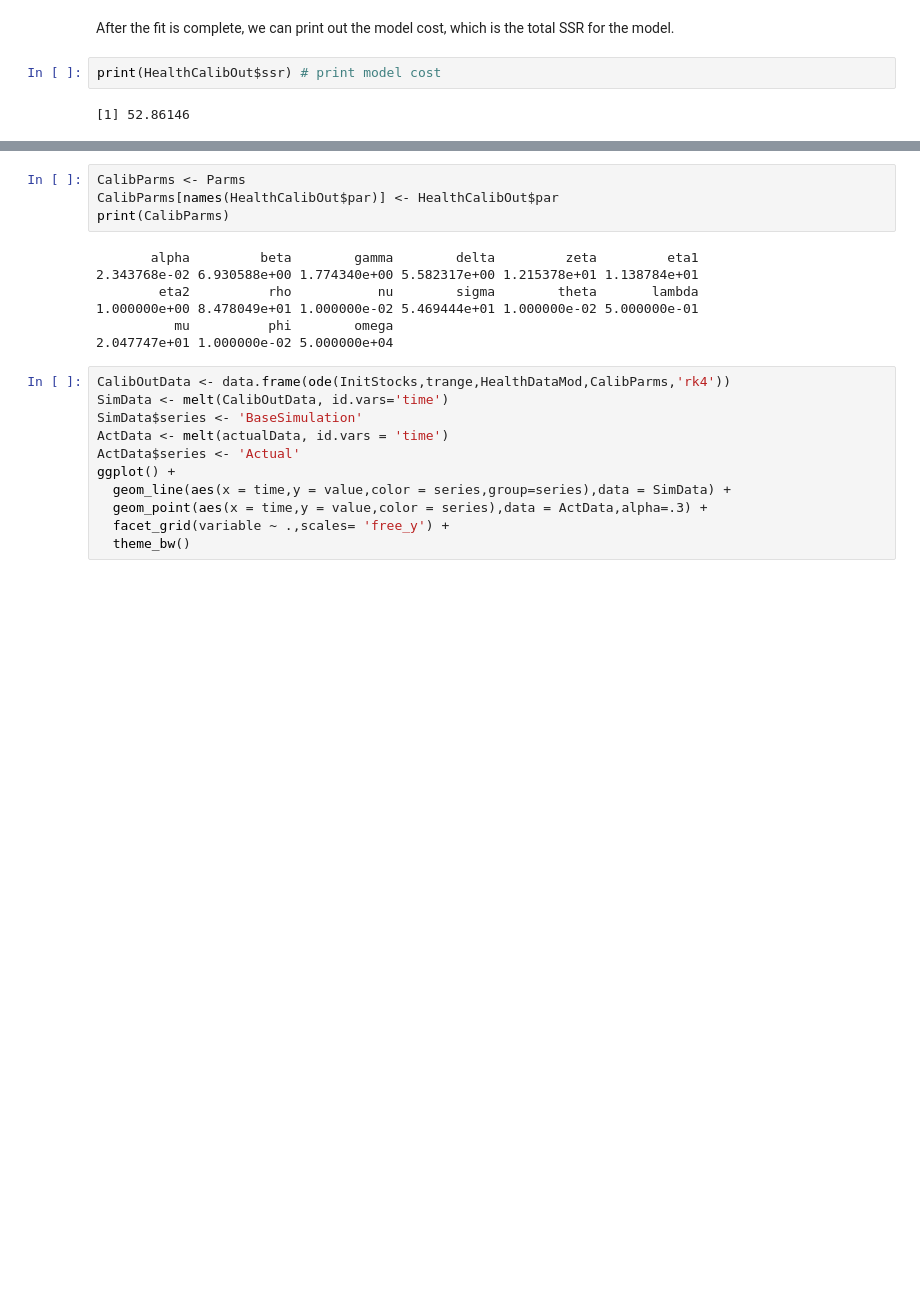
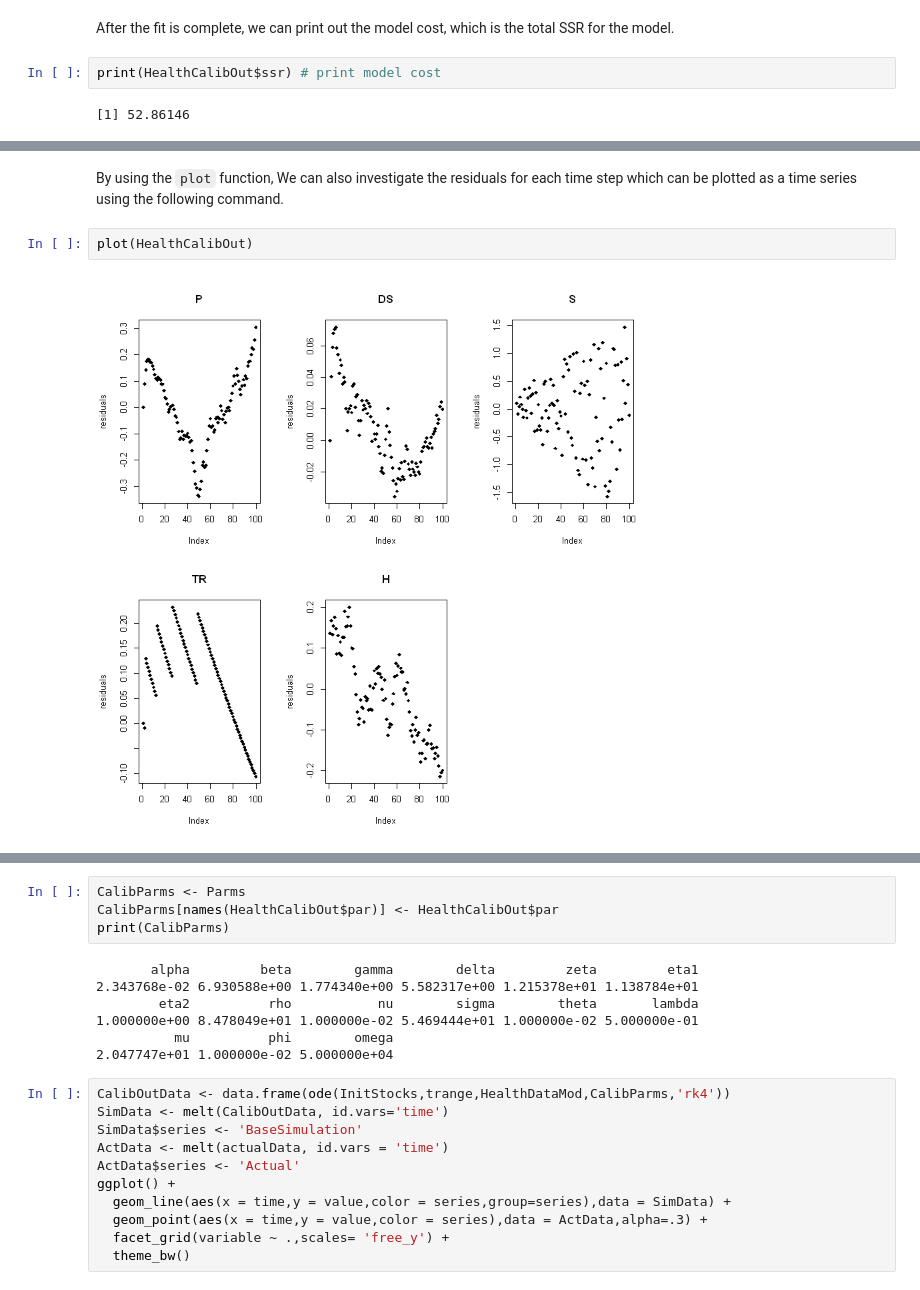
Before and after one commit to scarygary89/SimpleHealthDataSharingSD, a Jupyter notebook: HealthDataSharingModel.ipynb, the cells around one changed output, grey strips where cells are left out. Drawn from its saved outputs; the diff is of its cells as text; blank space fills up the shorter version.

```diff
--- a/HealthDataSharingModel.ipynb
+++ b/HealthDataSharingModel.ipynb
@@ -350,0 +356,6 @@ Now we have a new set of parameters that best fit the data.
+# %% [markdown]
+By using the `plot` function, We can also investigate the residuals for each time step which can be plotted as a time series using the following command.
+# %%
+plot(HealthCalibOut)
+# %% [output]
+[figure, added]
```
Also changed, not shown: parts of 11 cells of this notebook, 1 other file.
